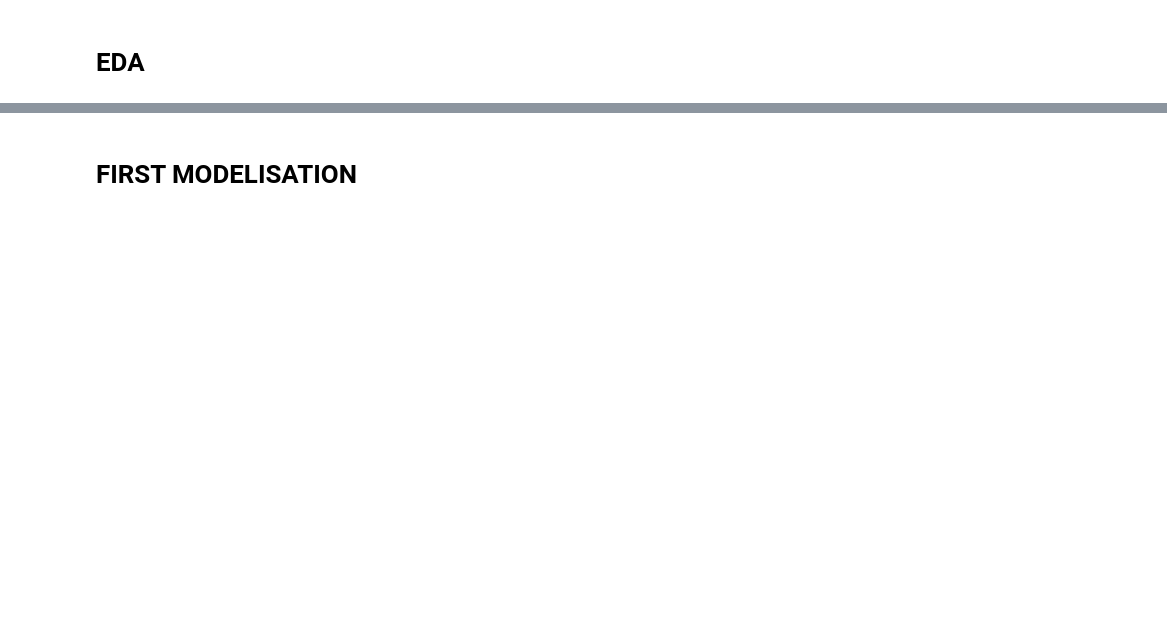
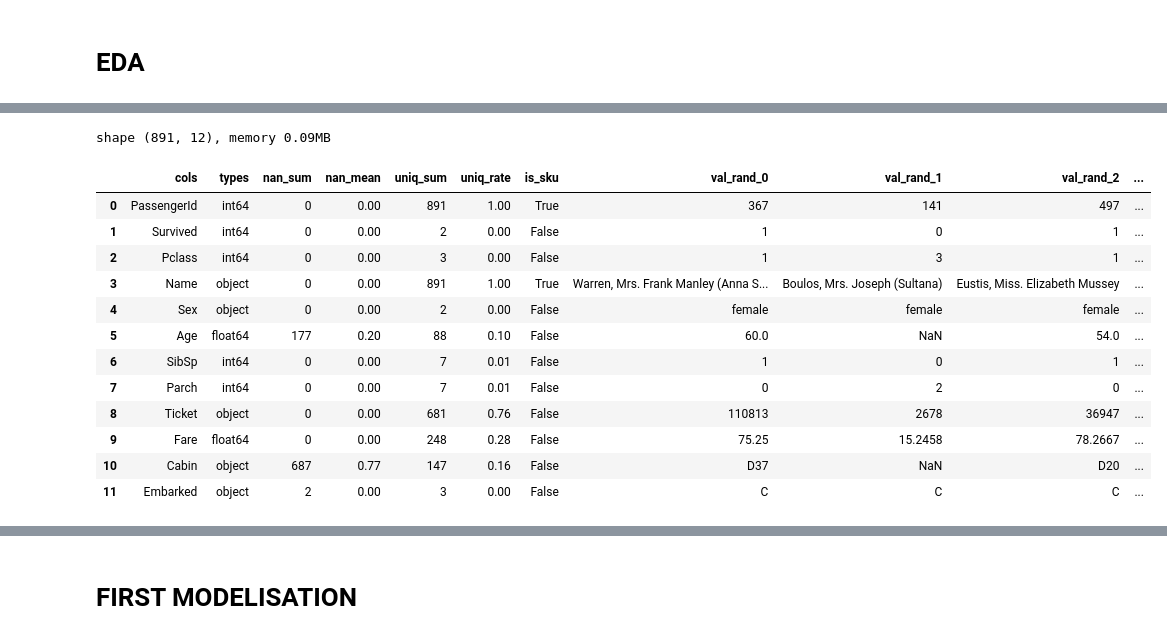
Before and after one commit to AlexandreGazagnes/gargaml, a Jupyter notebook: examples/demo.ipynb, the cells around one changed output, grey strips where cells are left out. Saved outputs shown, nothing was run; the diff lists cells and outputs as text; code cells hidden in the pictures; blank space fills up the shorter version.

```diff
--- a/examples/demo.ipynb
+++ b/examples/demo.ipynb
@@ -40,3 +168,18 @@ EDA.first_tour.display(df)
 # %%
-EDA.first_tour.info(df)
+Geda.first_tour.info(df)
+# %% [output]
+shape (891, 12), memory 0.09MB
+|  | cols | types | nan_sum | nan_mean | uniq_sum | uniq_rate | is_sku | val_rand_0 | val_rand_1 | val_rand_2 | ... |
+| 0 | PassengerId | int64 | 0 | 0.00 | 891 | 1.00 | True | 367 | 141 | 497 | ... |
+| 1 | Survived | int64 | 0 | 0.00 | 2 | 0.00 | False | 1 | 0 | 1 | ... |
+| 2 | Pclass | int64 | 0 | 0.00 | 3 | 0.00 | False | 1 | 3 | 1 | ... |
+| 3 | Name | object | 0 | 0.00 | 891 | 1.00 | True | Warren, Mrs. Frank Manley (Anna S... | Boulos, Mrs. Joseph (Sultana) | Eustis, Miss. Elizabeth Mussey | ... |
+| 4 | Sex | object | 0 | 0.00 | 2 | 0.00 | False | female | female | female | ... |
+| 5 | Age | float64 | 177 | 0.20 | 88 | 0.10 | False | 60.0 | NaN | 54.0 | ... |
+| 6 | SibSp | int64 | 0 | 0.00 | 7 | 0.01 | False | 1 | 0 | 1 | ... |
+| 7 | Parch | int64 | 0 | 0.00 | 7 | 0.01 | False | 0 | 2 | 0 | ... |
+| 8 | Ticket | object | 0 | 0.00 | 681 | 0.76 | False | 110813 | 2678 | 36947 | ... |
+| 9 | Fare | float64 | 0 | 0.00 | 248 | 0.28 | False | 75.25 | 15.2458 | 78.2667 | ... |
+| 10 | Cabin | object | 687 | 0.77 | 147 | 0.16 | False | D37 | NaN | D20 | ... |
+| 11 | Embarked | object | 2 | 0.00 | 3 | 0.00 | False | C | C | C | ... |
 # %%
```
Also changed, not shown: parts of 37 cells of this notebook, 7 other files.
